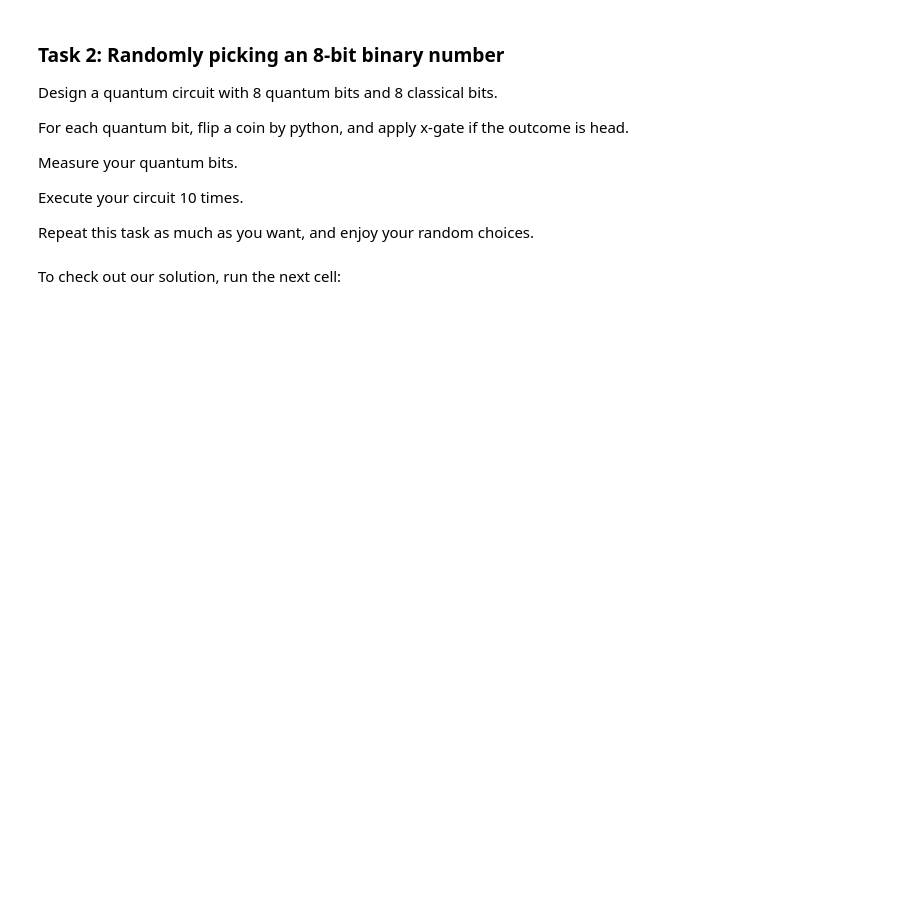
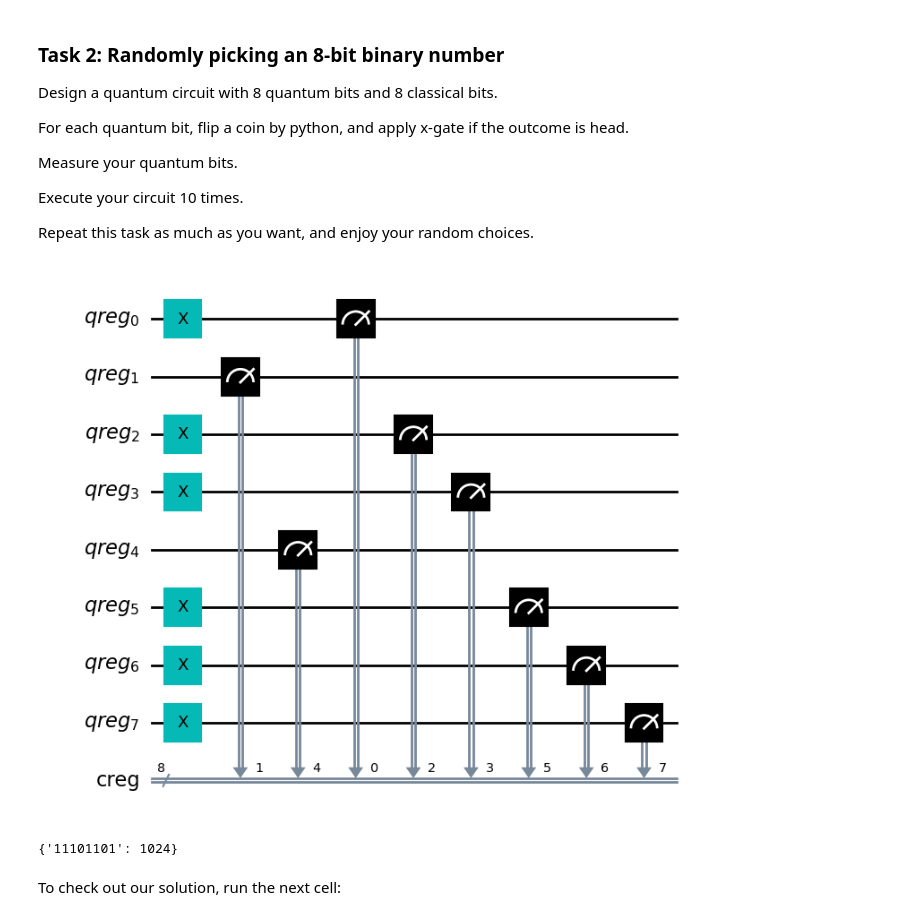
Before and after one commit to james-lucius/qworld, a Jupyter notebook: QB_C2_Q12_First_Quantum_Programs_with_Qiskit.ipynb, the cells around one changed output. Drawn from its saved outputs; the diff is of its cells as text; code cells hidden in the pictures; blank space fills up the shorter version.

```diff
--- a/QB_C2_Q12_First_Quantum_Programs_with_Qiskit.ipynb
+++ b/QB_C2_Q12_First_Quantum_Programs_with_Qiskit.ipynb
@@ -292,3 +347,26 @@ Repeat this task as much as you want, and enjoy your random choices.
+# %%
+#
+# your solution is here
+#
+from qiskit import QuantumRegister, ClassicalRegister, QuantumCircuit, execute, Aer
+from random import randrange
+
+q3 = QuantumRegister(8, 'qreg')
+c3 = ClassicalRegister(8, 'creg')
+qc = QuantumCircuit(q3, c3)
+for i in range(8):
+  if randrange(2) == 0: qc.x(q3[i])
+
+qc.measure(q3, c3)
+qc.draw(output='mpl')
+# %% [output]
+[figure, added]
+# %%
+job = execute(qc, Aer.get_backend('qasm_simulator'), shots = 1024)
+counts = job.result().get_counts(qc)
+print(counts)
+# %% [output]
+{'11101101': 1024}
 # %% [markdown]
 To check out our solution, run the next cell:
 # %%
```
Also changed, not shown: parts of 14 cells of this notebook.
